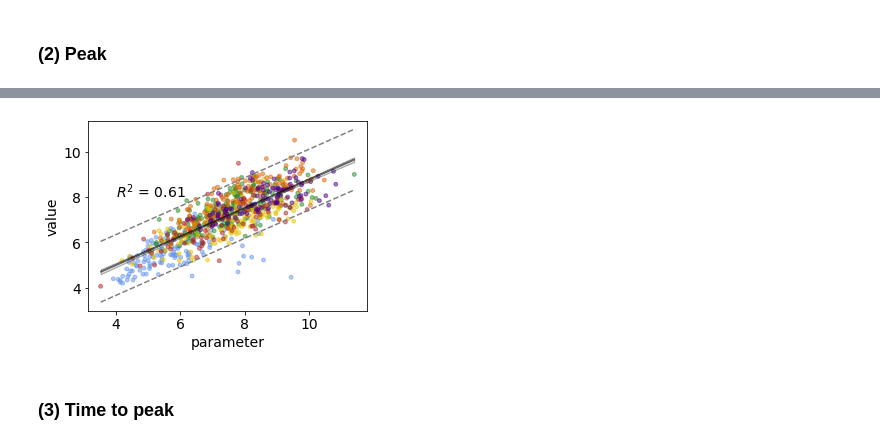
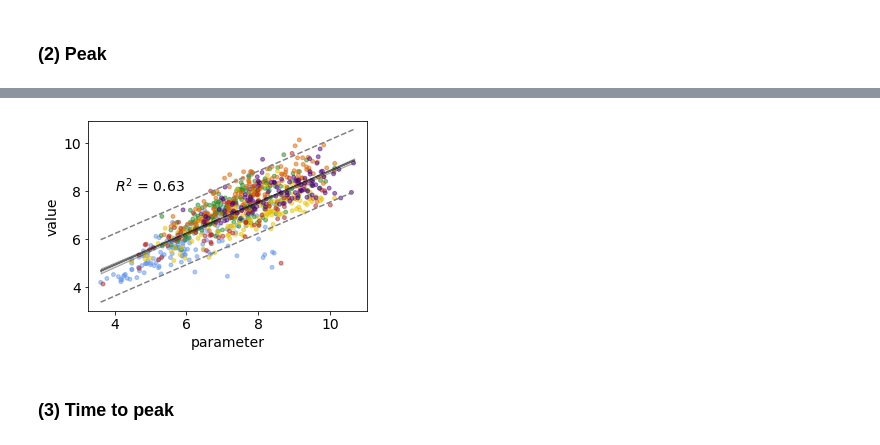
Before and after one commit to lacyk3/SARS-CoV-2Kinetics, a Jupyter notebook: Figures/Figure4andS23-Mechanisms6Clusters.ipynb, the cells around one changed output, grey strips where cells are left out. Drawn from its saved outputs; the diff is of its cells as text; code cells hidden in the pictures.

Commit message:
Correct SAEM to mode

```diff
--- a/Figures/Figure4andS23-Mechanisms6Clusters.ipynb
+++ b/Figures/Figure4andS23-Mechanisms6Clusters.ipynb
@@ -249,7 +249,7 @@ TimeToPeaks = []
 AUCs = []
 Durations = []
 for ID in list(parameters_df.id.unique()):
-        ind_params = GetParams(parameters_df, ID, style = 'SAEM')
+        ind_params = GetParams(parameters_df, ID, style = 'mode')
         params_dict = {**fixed_params, **ind_params}
         t,y = Simulate(deriv, param_order, params_dict, init, 50, 100000)
         t0 = params_dict['tzero']
@@ -430,11 +430,11 @@ for param in ['log10pi_mode', 'log10beta_mode', 'log10phi_mode', 'log10rho_mode'
 # %%
 # Peak height is correlated with pi and inversely correlated with phi
 # Combining these two we get:
-piphi = [pi-phi for (pi,beta,phi) in zip(parameters_df.log10pi_SAEM,parameters_df.log10beta_SAEM,parameters_df.log10phi_SAEM)]
+piphi = [pi-phi for (pi,beta,phi) in zip(parameters_df.log10pi_mode,parameters_df.log10beta_mode,parameters_df.log10phi_mode)]
 parameters_df['piphi'] = piphi
 ScatterPlotPlusRegressionLine(parameters_df, 'piphi', 'Peak',4,8)
 # %% [output]
-[figure, old version]
+[figure, new version]
 # %% [markdown]
 ### (3) Time to peak
 # %%
```
Also changed, not shown: parts of 7 cells of this notebook.
